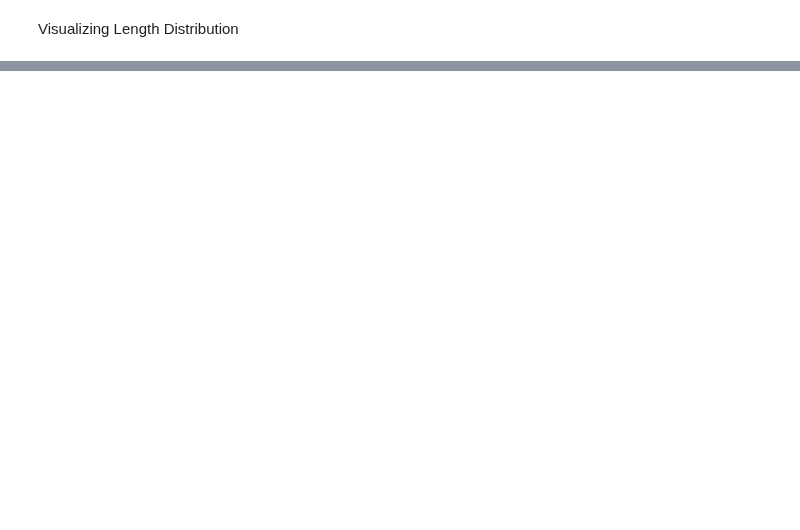
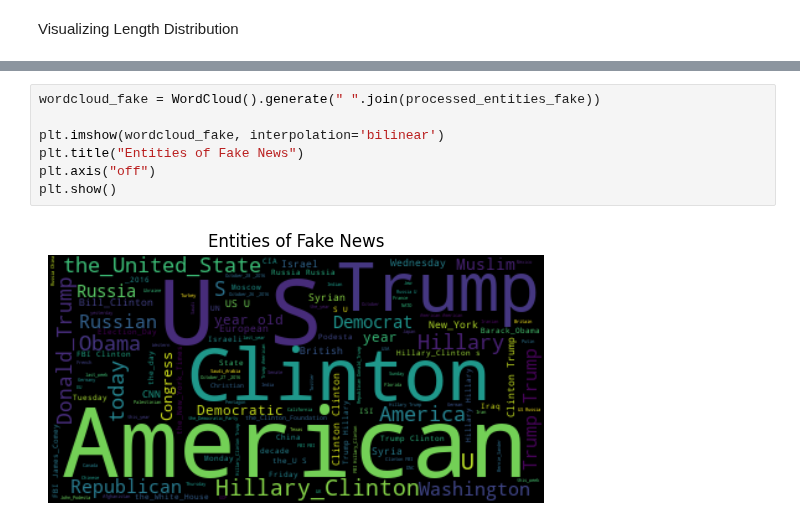
Before and after one commit to alberto-lorente/Make_Believe_v2, a Jupyter notebook: 0. Data Analysis.ipynb, the cells around one changed output, grey strips where cells are left out. Saved outputs shown, nothing was run; the diff lists cells and outputs as text; blank space fills up the shorter version.

```diff
--- a/0. Data Analysis.ipynb
+++ b/0. Data Analysis.ipynb
@@ -129,0 +234,9 @@ plt.show()
+# %%
+wordcloud_fake = WordCloud().generate(" ".join(processed_entities_fake))
+
+plt.imshow(wordcloud_fake, interpolation='bilinear')
+plt.title("Entities of Fake News")
+plt.axis("off")
+plt.show()
+# %% [output]
+[figure, added]
```
Also changed, not shown: parts of 48 cells of this notebook, 1 other file.
